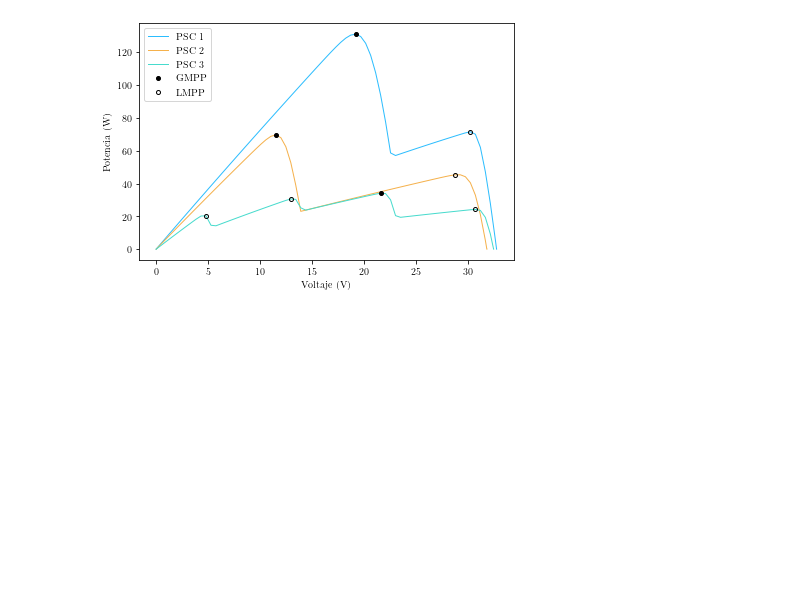
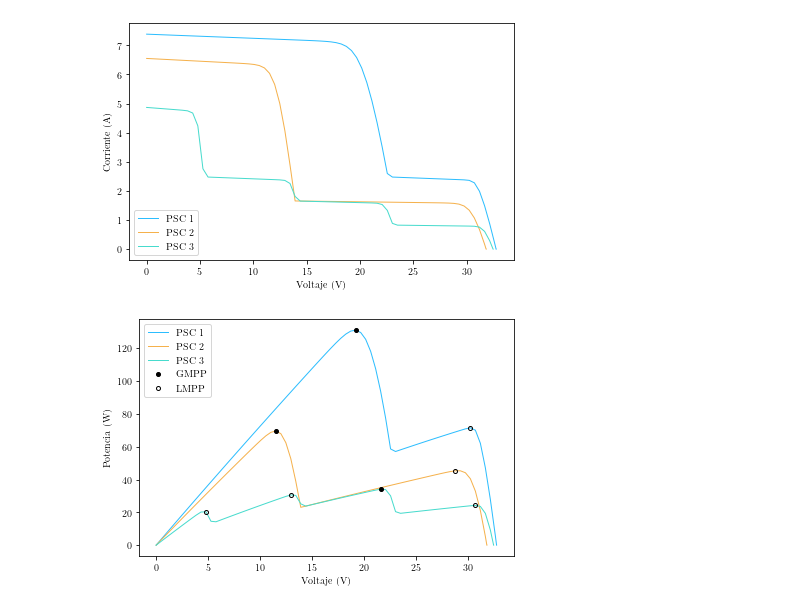
Before and after one commit to balcortex/ddpg_mppt_shading, a Jupyter notebook: src/extras/phd_thesis_figures/09_plot_iv_pv_curve_shaded.ipynb, the cells around one changed output. Drawn from its saved outputs; the diff is of its cells as text; code cells hidden in the pictures; blank space fills up the shorter version.

Commit message:
update phd plot 09 multiple iv pv curves shaded

```diff
--- a/src/extras/phd_thesis_figures/09_plot_pv_curve_shaded.ipynb
+++ b/src/extras/phd_thesis_figures/09_plot_iv_pv_curve_shaded.ipynb
@@ -72,6 +72,24 @@ for g, t, points in zip(IRRADIANCES, TEMPERATURES, POINTS_PER_CURVE):
     powers.append(pvsyss.power(curve.voltage, curve.current))
     mpps.append(mpp)
     curves.append(curve)
+# %%
+fig = plt.figure()
+ax = fig.add_subplot(111)
+ax.set_xlabel("Voltaje (V)")
+ax.set_ylabel("Corriente (A)")
+
+# plot iv curve
+for i, (curve, color) in enumerate(zip(curves, color_list), start=1):
+    label = f'PSC {i}'
+    ax.plot(curve.voltage, curve.current, linewidth=1.0, label=label, color=color)
+
+ax.legend(loc='lower left')
+
+fig.tight_layout()  # otherwise the right y-label is slightly clipped
+
+fig.savefig(r'output/ch2_multiple_iv_curves_shaded.pdf', bbox_inches='tight')
+# %% [output]
+[figure, added]
 # %%
 fig = plt.figure()
 ax = fig.add_subplot(111)
```
Also changed, not shown: 2 other files.
